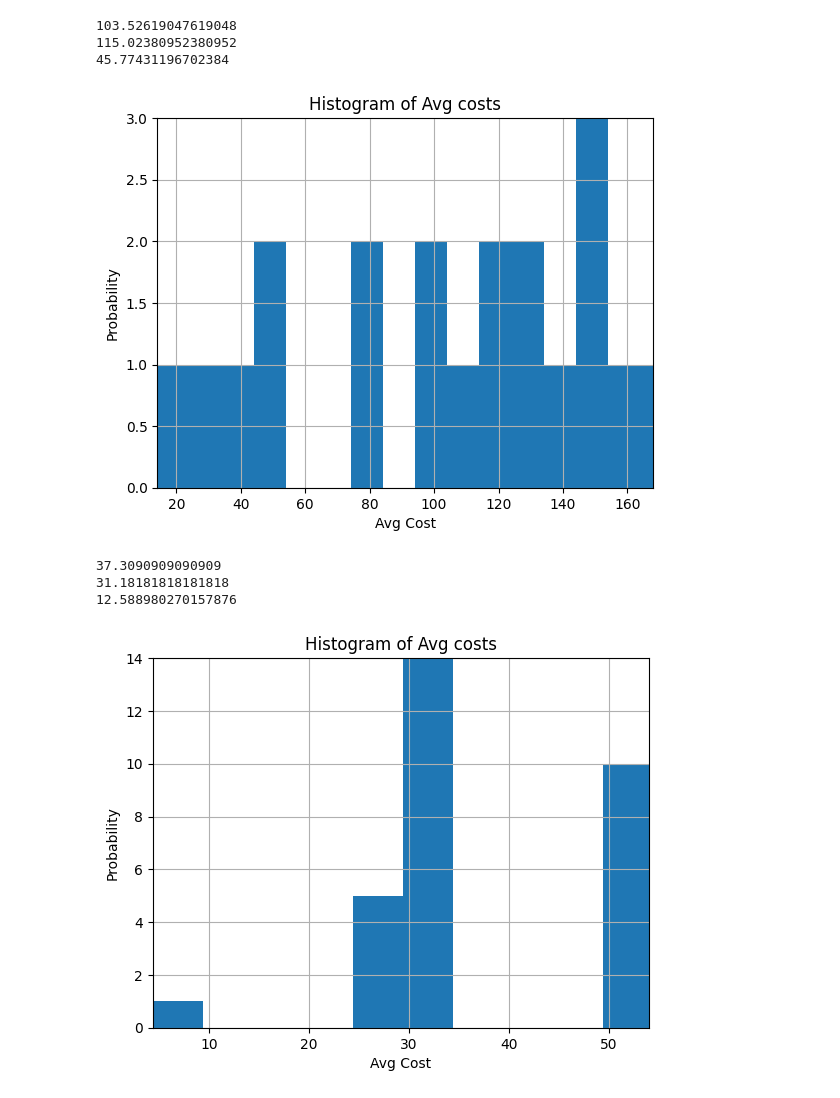
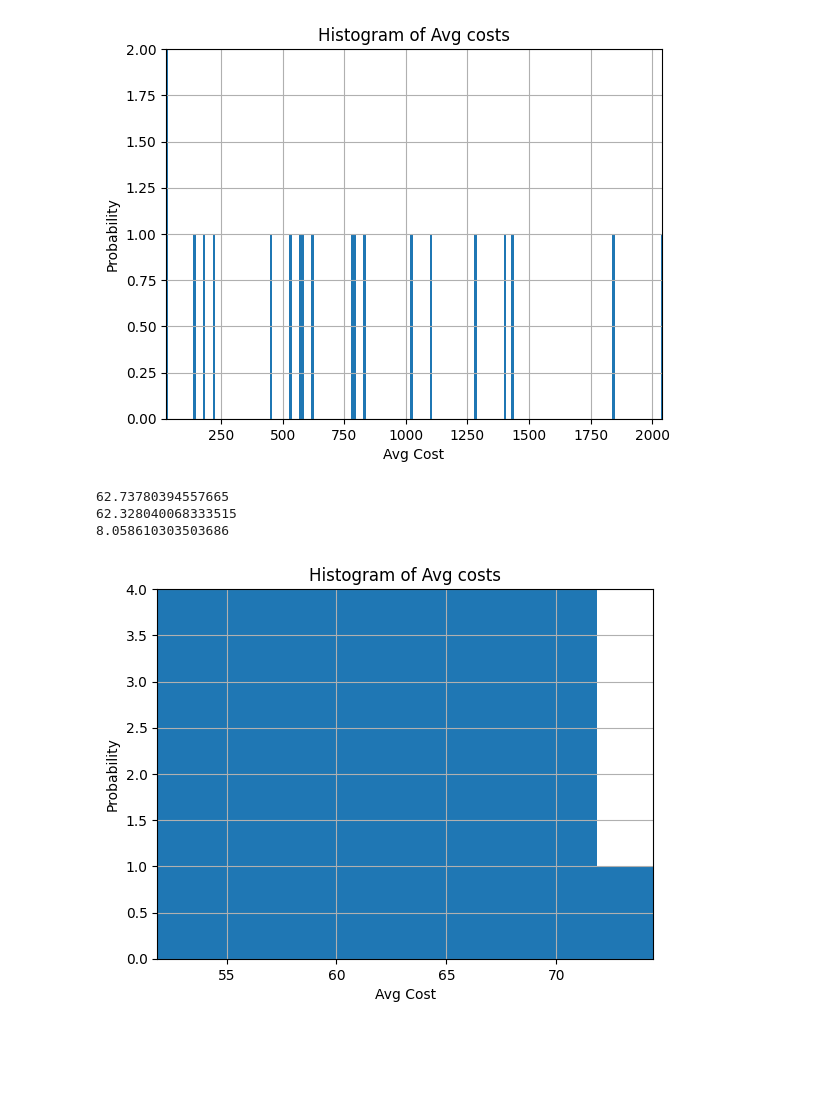
Before and after one commit to tum-logistik/multi-sourcing-inventory, a Jupyter notebook: exp_streamline.ipynb, the cells around one changed output. Cells and saved outputs as stored; diff of their text form; code cells hidden in the pictures; blank space fills up the shorter version.

Commit message:
update to cost calc

```diff
--- a/exp_streamline.ipynb
+++ b/exp_streamline.ipynb
@@ -5,7 +5,7 @@ import time
 from common.variables import *
 from opt.eval_policy import *
 
-filename = "output/msource_value_dic_11-09-2022-12-39-06.pkl"
+filename = "output/msource_value_dic_11-30-2022-00-49-06.pkl"
 
 with open(filename, 'rb') as f:
     output_obj = pkl.load(f)
@@ -17,14 +17,3 @@ sourcingEnv = output_obj["mdp_env"]
 # sourcingEnv2 = SourcingEnv(
 #     lambda_arrival = model_params['mdp_env_params']['lambda'], # or 10
 #     procurement_cost_vec = np.array(model_params['mdp_env_params']['procurement_cost_vec']),
-#     supplier_lead_times_vec = np.array(model_params['mdp_env_params']['supplier_lead_times_vec']),
-#     on_times = np.array(model_params['mdp_env_params']['on_times']),
-#     off_times = np.array(model_params['mdp_env_params']['off_times']),
-#     fixed_costs = np.array(model_params['mdp_env_params']['fixed_costs'])) # np.array([np.Inf, np.Inf]))
-
-sourcingEnv2 = sourcingEnv
-
-s_custom = MState(stock_level = 0,
-    n_suppliers = N_SUPPLIERS,
-    n_backorders = np.array([0, 0]),
-    flag_on_off = np.array([1, 1]))
@@ -188,10 +202,6 @@ myopic_cost = mc_with_policy(sourcingEnv2, start_state = s_custom,
 print(np.mean(myopic_cost))
 print(np.median(np.array(myopic_cost)))
 print(np.std(np.array(myopic_cost)))
-# %% [output]
-103.52619047619048
-115.02380952380952
-45.77431196702384
 # %%
 import matplotlib.pyplot as plt
 import numpy as np
@@ -208,13 +218,13 @@ plt.ylim(0, np.max(n))
 plt.grid(True)
 plt.show()
 # %% [output]
-[figure, old version]
+[figure, new version]
 # %%
 kwargs = {
     "value_dic": value_dic,
-    "periods": 10,
+    "periods": 50,
     "periods_val_it": 1,
-    "nested_mc_iters": 30,
+    "nested_mc_iters": 5,
     "max_stock": BIG_S,
     "discount_fac": DISCOUNT_FAC,
     "h_cost": model_params['policy_params']['h_cost'],
@@ -238,24 +248,23 @@ print(np.mean(mc_avg_costs))
 print(np.median(mc_avg_costs))
 print(np.std(mc_avg_costs))
 # %% [output]
-37.3090909090909
-31.18181818181818
-12.588980270157876
+62.73780394557665
+62.328040068333515
+8.058610303503686
 # %%
 import matplotlib.pyplot as plt
 import numpy as np
 
-binwidth = 5
-n, bins, patches = plt.hist(mc_avg_costs, bins=np.arange( np.min(mc_avg_costs), np.max(mc_avg_costs) + binwidth, binwidth))
+binwidth = 20
+n, bins, patches = plt.hist(mc_avg_costs, bins=np.arange( np.min(mc_avg_costs) - binwidth, np.max(mc_avg_costs) + binwidth, binwidth))
 # n, bins, patches = plt.hist(mc_avg_costs, density = True)
-
 
 plt.xlabel('Avg Cost')
 plt.ylabel('Probability')
 plt.title('Histogram of Avg costs')
 plt.xlim(np.min(mc_avg_costs), np.max(mc_avg_costs))
 plt.ylim(0, np.max(n))
 plt.grid(True)
 plt.show()
 # %% [output]
-[figure, old version]
+[figure, new version]
```
Also changed, not shown: parts of 9 cells of this notebook, 6 other files.
